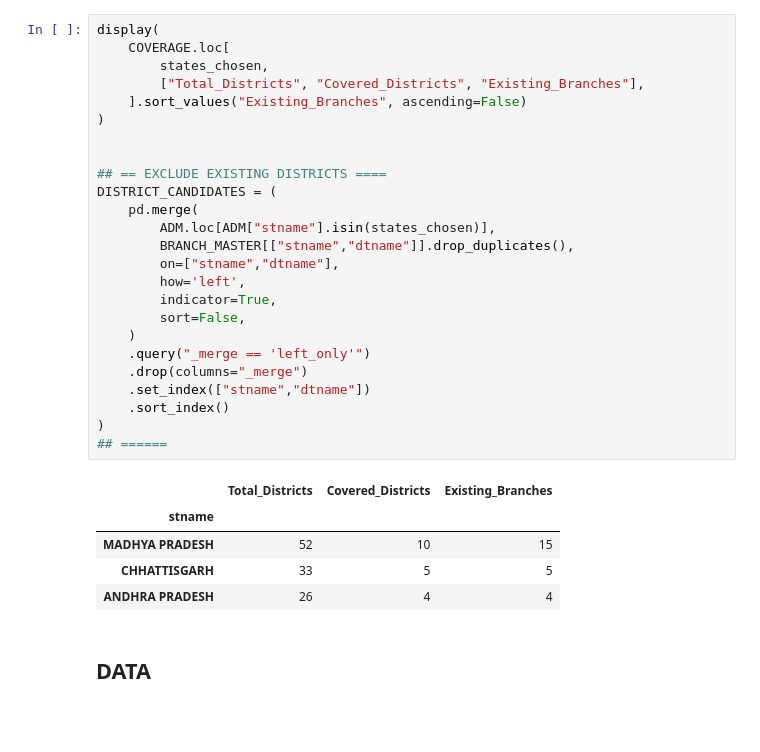
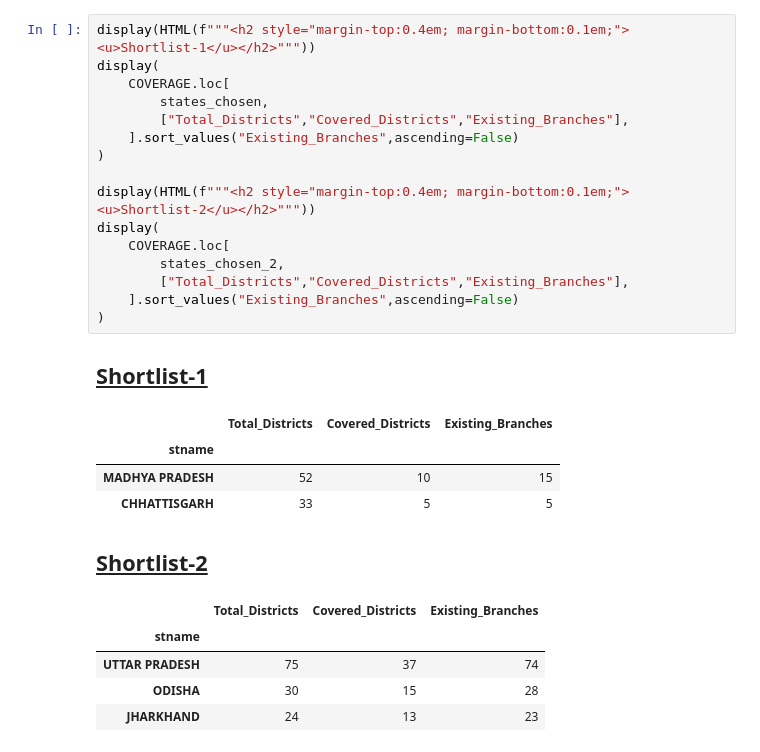
Before and after one commit to idnantimar/UJJIVAN-a_case_study, a Jupyter notebook: USFB-analysis.ipynb, the cells around one changed output. Drawn from its saved outputs; the diff is of its cells as text; blank space fills up the shorter version.

```diff
--- a/USFB-analysis.ipynb
+++ b/USFB-analysis.ipynb
@@ -230,33 +245,28 @@ Based on the background, we shortlist **Madhya Pradesh**, **Chhattisgarh**, and
 # %%
+display(HTML(f"""<h2 style="margin-top:0.4em; margin-bottom:0.1em;"><u>Shortlist-1</u></h2>"""))
 display(
     COVERAGE.loc[
         states_chosen,
-        ["Total_Districts", "Covered_Districts", "Existing_Branches"],
-    ].sort_values("Existing_Branches", ascending=False)
+        ["Total_Districts","Covered_Districts","Existing_Branches"],
+    ].sort_values("Existing_Branches",ascending=False)
 )
 
-
-## == EXCLUDE EXISTING DISTRICTS ====
-DISTRICT_CANDIDATES = (
-    pd.merge(
-        ADM.loc[ADM["stname"].isin(states_chosen)],
-        BRANCH_MASTER[["stname","dtname"]].drop_duplicates(),
-        on=["stname","dtname"],
-        how='left',
-        indicator=True,
-        sort=False,
-    )
-    .query("_merge == 'left_only'")
-    .drop(columns="_merge")
-    .set_index(["stname","dtname"])
-    .sort_index()
+display(HTML(f"""<h2 style="margin-top:0.4em; margin-bottom:0.1em;"><u>Shortlist-2</u></h2>"""))
+display(
+    COVERAGE.loc[
+        states_chosen_2,
+        ["Total_Districts","Covered_Districts","Existing_Branches"],
+    ].sort_values("Existing_Branches",ascending=False)
 )
-## ======
 # %% [output]
+Shortlist-1
 |  | Total_Districts | Covered_Districts | Existing_Branches |
 | stname |  |  |  |
 | MADHYA PRADESH | 52 | 10 | 15 |
 | CHHATTISGARH | 33 | 5 | 5 |
-| ANDHRA PRADESH | 26 | 4 | 4 |
+Shortlist-2
+|  | Total_Districts | Covered_Districts | Existing_Branches |
+| stname |  |  |  |
+| UTTAR PRADESH | 75 | 37 | 74 |
+| ODISHA | 30 | 15 | 28 |
+| JHARKHAND | 24 | 13 | 23 |
-# %% [markdown]
-## **DATA**
```
Also changed, not shown: parts of 6 cells of this notebook.
